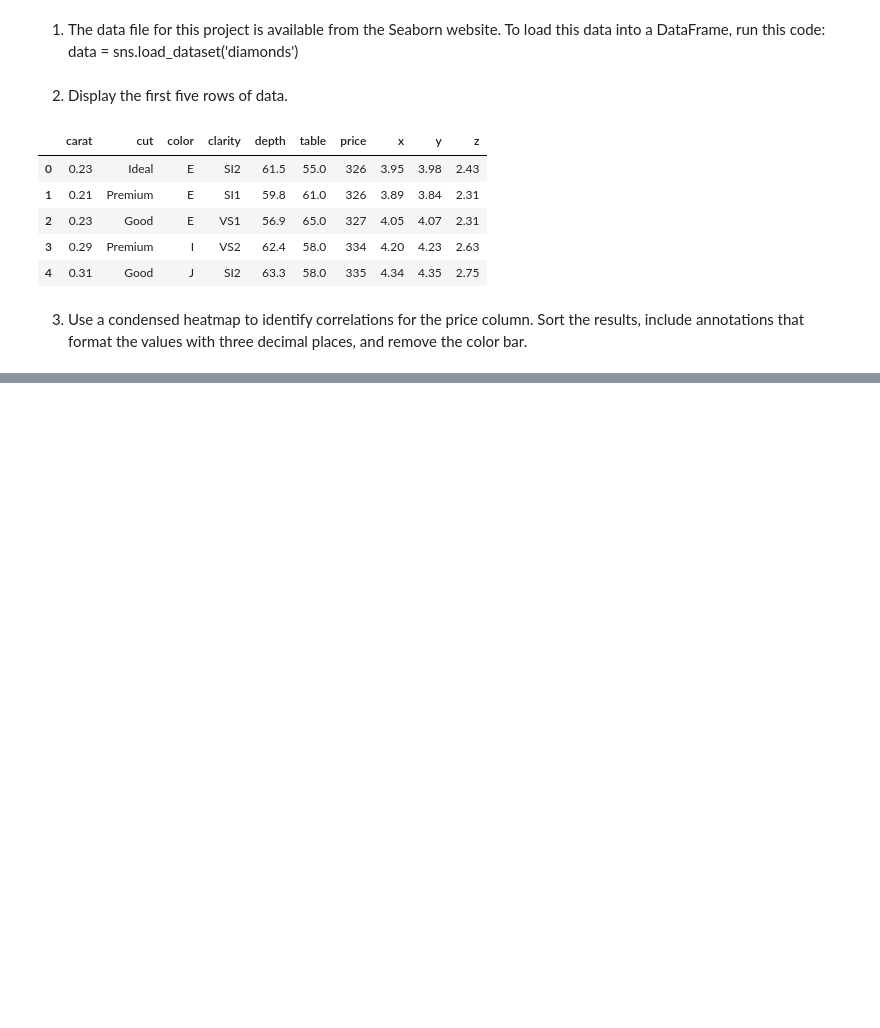
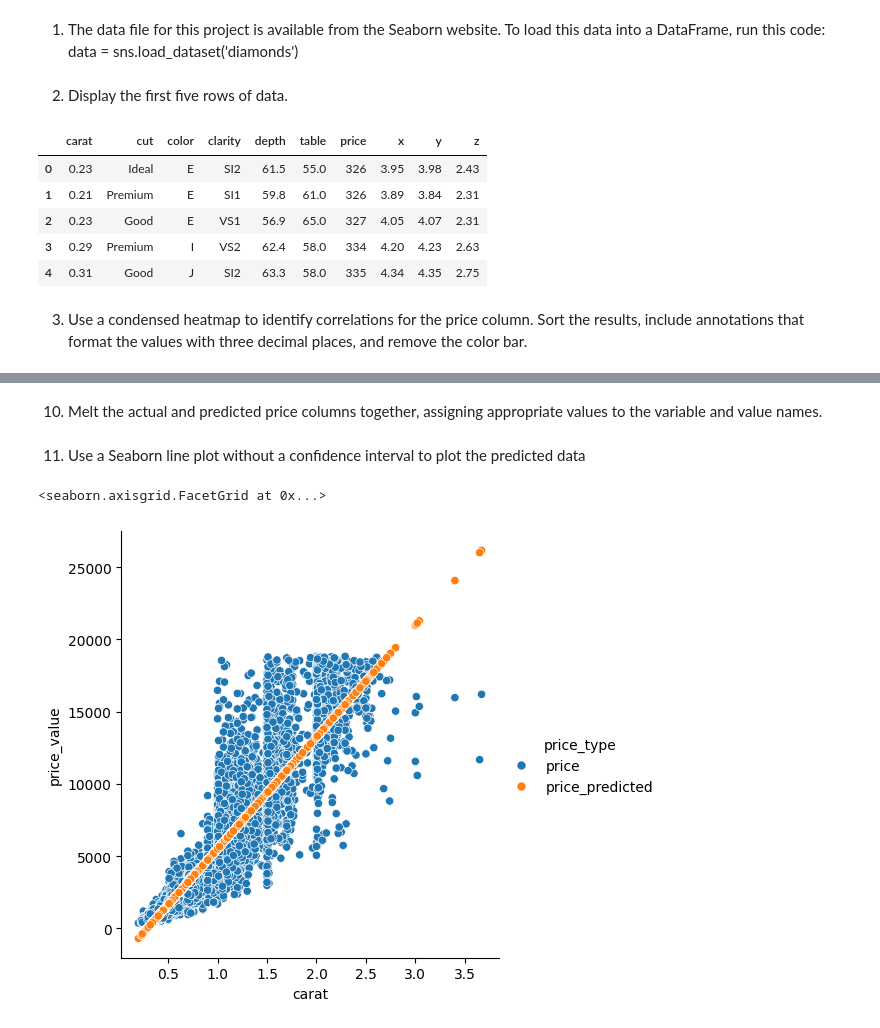
Before and after one commit to zachrousseau/SEC.407.AdvancedPython, a Jupyter notebook: Rousseau.Assignment.10/Rousseau.Assignment.10.Program.01.ipynb, the cells around one changed output, grey strips where cells are left out. Drawn from its saved outputs; the diff is of its cells as text; code cells hidden in the pictures; blank space fills up the shorter version.

```diff
--- a/Rousseau.Assignment.10/Rousseau.Assignment.10.Program.01.ipynb
+++ b/Rousseau.Assignment.10/Rousseau.Assignment.10.Program.01.ipynb
@@ -45,0 +61,3 @@ diamonds.corr()[['price']].round()
+# %%
+y_predicted = linearModel.predict(x_test)
+y_predicted
@@ -45,0 +74,2 @@ diamonds.corr()[['price']].round()
+# %%
+predicted = pd.DataFrame(y_predicted, columns=['price_predicted'])
@@ -45,0 +79,3 @@ diamonds.corr()[['price']].round()
+# %%
+combined = predicted.join([x_test.reset_index(drop=True), y_test.reset_index(drop=True)])
+combined.head(5)
@@ -45,0 +89,12 @@ diamonds.corr()[['price']].round()
+# %% [markdown]
+10. Melt the actual and predicted price columns together, assigning appropriate values to the variable and
+value names.
+# %%
+melted = pd.melt(combined, id_vars=['carat'], value_vars=['price', 'price_predicted'], var_name='price_type', value_name='price_value')
+# %% [markdown]
+11. Use a Seaborn line plot without a confidence interval to plot the predicted data
+# %%
+sns.relplot(data=melted, x='carat', y='price_value', hue='price_type')
+# %% [output]
+<seaborn.axisgrid.FacetGrid at 0x...>
+[figure, added]
```
Also changed, not shown: parts of 13 cells of this notebook, 2 other files.
